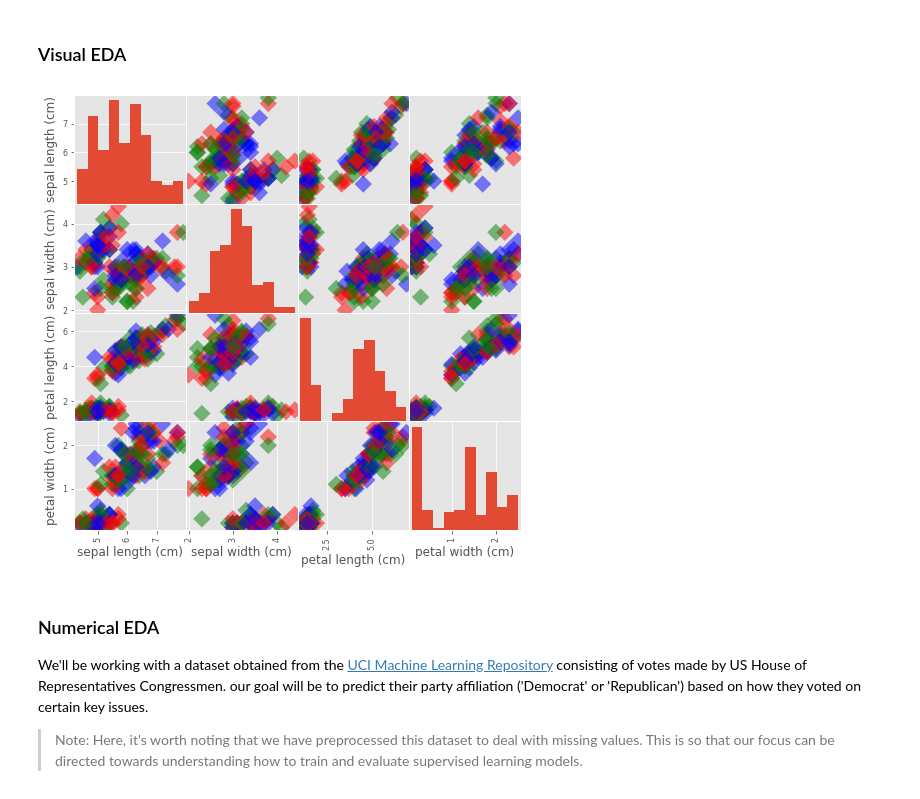
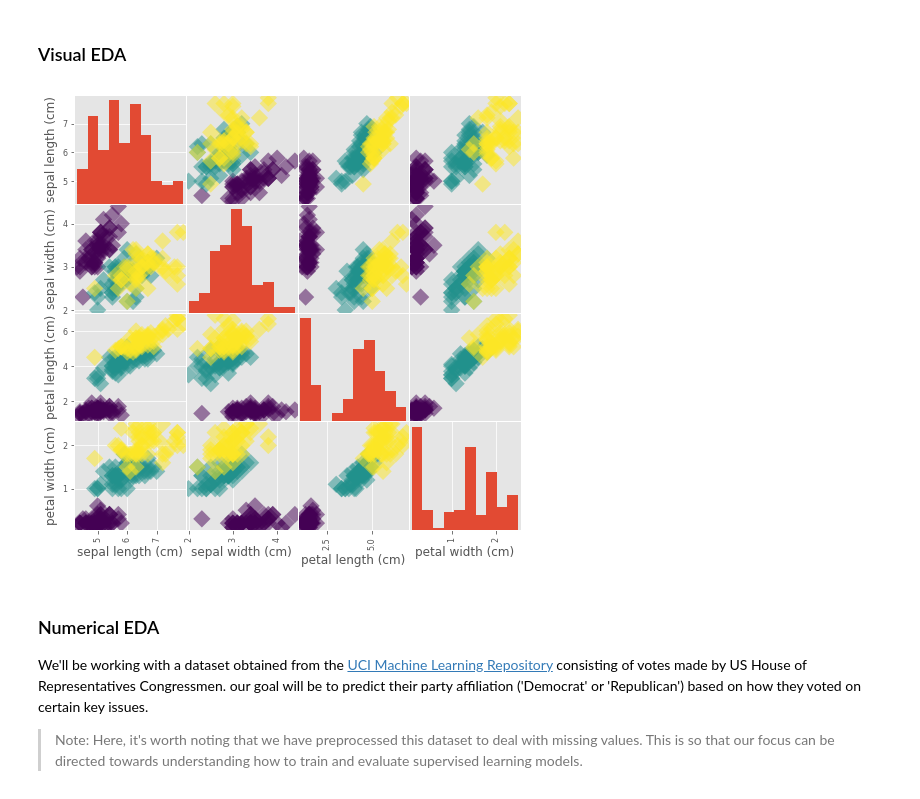
Before and after one commit to VictorOmondi1997/Supervised-Learning-with-scikit-learn, a Jupyter notebook: Supervised Learning with scikit-learn.ipynb, the cells around one changed output. Saved outputs shown, nothing was run; the diff lists cells and outputs as text; code cells hidden in the pictures.

```diff
--- a/Supervised Learning with scikit-learn.ipynb
+++ b/Supervised Learning with scikit-learn.ipynb
@@ -125,7 +132,7 @@ array(['setosa', 'versicolor', 'virginica'], dtype='<U10')
 ### Exploratory data analysis (EDA)
 # %%
 X = iris.data
-y= iris.target_names
+y= iris.target
 df = pd.DataFrame(X, columns=iris.feature_names)
 df.head()
 # %% [output]
@@ -138,9 +178,9 @@ df.head()
 # %% [markdown]
 ### Visual EDA
 # %%
-_ = pd.plotting.scatter_matrix(df, c=['red', 'blue', 'green']*50, figsize=[8,8], s=150, marker="D")
+_ = pd.plotting.scatter_matrix(df, c=y, figsize=[8,8], s=150, marker="D")
 # %% [output]
-[figure, old version]
+[figure, new version]
 # %% [markdown]
 ### Numerical EDA
 
```
Also changed, not shown: parts of 103 cells of this notebook, 1 other file.
